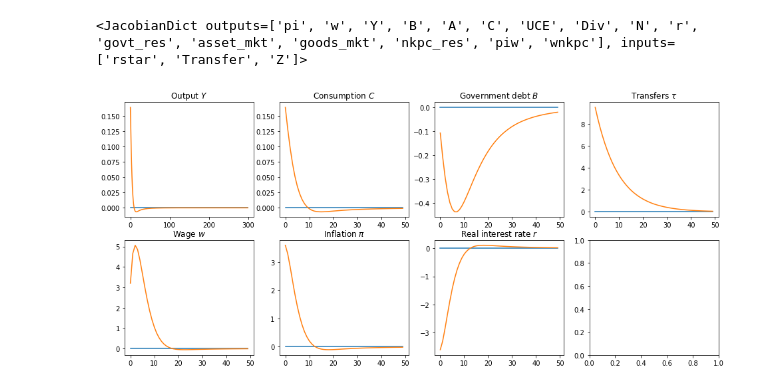
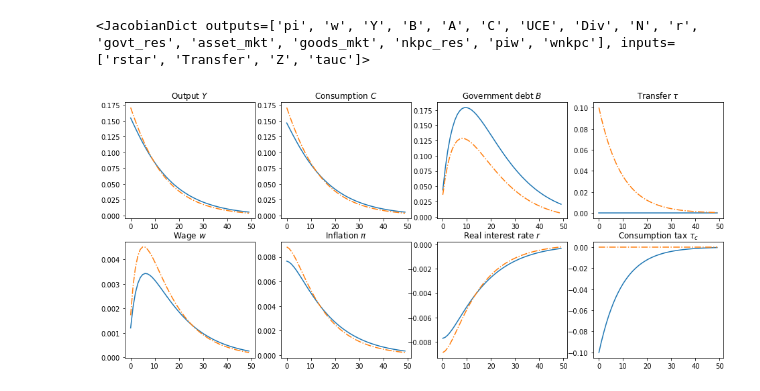
Before and after one commit to danmrc/sequence-jacobian, a Jupyter notebook: notebooks/Exogenous Transfer + Wage Rigidity.ipynb, the cells around one changed output. Cells and saved outputs as stored; diff of their text form; code cells hidden in the pictures.

Commit message:
Updated tauc and taun

```diff
--- a/notebooks/Exogenous Transfer + Wage Rigidity.ipynb
+++ b/notebooks/Exogenous Transfer + Wage Rigidity.ipynb
@@ -52,8 +50,8 @@ Inputs: ['a_grid', 'z_grid', 'e_grid', 'r', 'T', 'beta', 'gamma', 'v', 'Pi']
 Macro outputs: ['A', 'C', 'UCE']
 Micro outputs: ['D', 'Dbeg', 'Pi', 'V_prime', 'a', 'c', 'uce']
 # %%
-def income(e_grid, w, N):
-    z_grid = w * N * e_grid
+def income(e_grid, w, N, taun):
+    z_grid = (1 - taun) * w * N * e_grid
     return z_grid
 
 def make_grid(rho_e, sd_e, nE, amin, amax, nA):
@@ -139,8 +131,8 @@ Inputs: ['beta', 'gamma', 'v', 'rho_e', 'sd_e', 'nE', 'amin', 'amax', 'nA', 'Tra
 # %%
-calibration = {'gamma': 1.0, 'v':1.0, 'rho_e': 0.966, 'sd_e': 0.5, 'nE': 7,
+calibration = {'gamma': 1.0, 'v': 2.0, 'rho_e': 0.966, 'sd_e': 0.5, 'nE': 7,
                'amin': 0, 'amax': 150, 'nA': 500, 'Y': 1.0, 'Z': 1.0, 'pi': 0.0,
-               'mu': 1.2, 'kappa': 0.1, 'rstar': 0.005, 'phi_pi': 0,'B':5.6,
-                'kw': 0.1, 'muw': 1.1, 'N': 1.0}
+               'mu': 1.2, 'kappa': 0.1, 'rstar': 0.005, 'phi_pi': 0,'B': 5.6,
+               'kw': 0.0025, 'muw': 1.1, 'N': 1.0, 'tauc': 0.00, 'taun': 0.1}
 
 unknowns_ss = {'beta': 0.986, 'Transfer': -0.03}
 targets_ss = {'asset_mkt': 0, 'govt_res': 0}
@@ -161,8 +153,9 @@ def wage(pi, w):
     return piw
 
 @simple
-def union(piw,w,N,UCE,kw,phi,v,muw,beta):
-    wnkpc = kw*(phi*N**(1+v) - w*N/muw*UCE) + beta*(1 + piw(+1)).apply(np.log) - (1 + piw).apply(np.log)
+def union(piw,w,N,UCE,kw,phi,v,muw,beta,tauc,taun):
+    wnkpc = (kw * (phi * N ** (1+v) - (1 - taun) * w * N * UCE / ((1 + tauc) * muw))
+             + beta * (1 + piw(+1)).apply(np.log) - (1 + piw).apply(np.log))
     return wnkpc
 
 @simple
@@ -172,7 +165,7 @@ def nkpc(pi, w, Z, Y, r, mu, kappa):
     return nkpc_res
 
 blocks = [hh_inp, firm, monetary, fiscal, mkt_clearing, nkpc,wage,union]
-hank = create_model(blocks, name="One-Asset HANK")
+hank = create_model(blocks, name = "One-Asset HANK")
 # %%
 ss = hank.steady_state(ss0)
 
@@ -180,7 +173,7 @@ for k in ss0.keys():
     assert np.all(np.isclose(ss[k], ss0[k]))
 # %%
 T = 300
-exogenous = ['rstar','Transfer', 'Z']
+exogenous = ['rstar','Transfer', 'Z', 'tauc']
 unknowns = ['pi', 'w', 'Y', 'B']
 targets = ['nkpc_res', 'asset_mkt', 'wnkpc', 'govt_res']
 
@@ -189,11 +182,12 @@ G = hank.solve_jacobian(ss, unknowns, targets, exogenous, T=T)
 
 print(G)
 # %% [output]
-<JacobianDict outputs=['pi', 'w', 'Y', 'B', 'A', 'C', 'UCE', 'Div', 'N', 'r', 'govt_res', 'asset_mkt', 'goods_mkt', 'nkpc_res', 'piw', 'wnkpc'], inputs=['rstar', 'Transfer', 'Z']>
+<JacobianDict outputs=['pi', 'w', 'Y', 'B', 'A', 'C', 'UCE', 'Div', 'N', 'r', 'govt_res', 'asset_mkt', 'goods_mkt', 'nkpc_res', 'piw', 'wnkpc'], inputs=['rstar', 'Transfer', 'Z', 'tauc']>
 # %%
 rhos = 0.9
 drstar = -0.0025 * 0 * rhos ** (np.arange(T)[:, np.newaxis])
-dtstar = 0.00095 * rhos ** (np.arange(T)[:, np.newaxis])
+dtstar = 0.001* rhos ** (np.arange(T)[:, np.newaxis])
+dtauc = - 0.001 * rhos ** (np.arange(T)[:, np.newaxis])
 
 dY = G['Y']['rstar'] @ drstar
 dC = G['C']['rstar'] @ drstar
@@ -205,50 +199,62 @@ dr = G['r']['rstar'] @ drstar
 #di = G['i']['rstar'] @ drstar
 
 dYt = G['Y']['Transfer'] @ dtstar
 dCt = G['C']['Transfer'] @ dtstar
 dNt = G['N']['Transfer'] @ dtstar
 dBt = G['A']['Transfer'] @ dtstar
 dwt = G['w']['Transfer'] @ dtstar
 dpit = G['pi']['Transfer'] @ dtstar
 drt = G['r']['Transfer'] @ dtstar
-#dit = G['i']['Transfer'] @ drstar
+#dit = G['i']['Transfer'] @ dtstar
+
+dYc = G['Y']['tauc'] @ dtauc
+dCc = G['C']['tauc'] @ dtauc
+dNc = G['N']['tauc'] @ dtauc
+dBc = G['A']['tauc'] @ dtauc
+dwc = G['w']['tauc'] @ dtauc
+dpic = G['pi']['tauc'] @ dtauc
+drc = G['r']['tauc'] @ dtauc
+#dic = G['i']['tauc'] @ dtauc
 
 plt.rcParams["figure.figsize"] = (16,7)
 fig, ax = plt.subplots(2, 4)
-l1, = ax[0, 0].plot(100 * dY[:500, :])
-l2, = ax[0, 0].plot(100 * dYt[:500, :])
+l1, = ax[0, 0].plot(100 * dYc[:50, :])
+l2, = ax[0, 0].plot(100 * dYt[:50, :],'-.')
 ax[0, 0].set_title(r'Output $Y$')
 
-ax[0, 1].plot(100 * dC[:50, :])
-ax[0, 1].plot(100 * dCt[:50, :])
+ax[0, 1].plot(100 * dCc[:50, :])
+ax[0, 1].plot(100 * dCt[:50, :],'-.')
 ax[0, 1].set_title(r'Consumption $C$')
 
-ax[0, 2].plot(100 * dB[:50, :])
-ax[0, 2].plot(100 * dBt[:50, :])
+ax[0, 2].plot(100 * dBc[:50, :])
+ax[0, 2].plot(100 * dBt[:50, :],'-.')
 ax[0, 2].set_title(r'Government debt $B$')
 
-ax[0, 3].plot(10000 * np.zeros(50))
-ax[0, 3].plot(10000 * dtstar[:50])
-ax[0, 3].set_title(r'Transfers $\tau$')
+ax[0, 3].plot(100 * np.zeros(50))
+ax[0, 3].plot(100 * dtstar[:50],'-.')
+ax[0, 3].set_title(r'Transfer $\tau$')
 
-ax[1, 0].plot(10000 * dw[:50, :])
-ax[1, 0].plot(10000 * dwt[:50, :])
+ax[1, 0].plot(100 * dwc[:50, :])
+ax[1, 0].plot(100 * dwt[:50, :],'-.')
 ax[1, 0].set_title(r'Wage $w$')
 
-ax[1, 1].plot(10000 * dpi[:50, :])
-ax[1, 1].plot(10000 * dpit[:50, :])
+ax[1, 1].plot(100 * dpic[:50, :])
+ax[1, 1].plot(100 * dpit[:50, :],'-.')
 ax[1, 1].set_title(r'Inflation $\pi$')
 
-ax[1, 2].plot(10000 * dr[:50, :])
-ax[1, 2].plot(10000 * drt[:50, :])
+ax[1, 2].plot(100 * drc[:50, :])
+ax[1, 2].plot(100 * drt[:50, :],'-.')
 ax[1, 2].set_title(r'Real interest rate $r$')
 
-#ax[1, 3].plot(10000 * di[:50])
-#ax[1, 3].plot(10000 * np.zeros(50))
-#ax[1, 3].plot(10000 * dit[:50, :])
+#ax[1, 3].plot(10000 * drstar[:50])
+#ax[1, 3].plot(10000 * np.zeros(50),'-.')
 #ax[1, 3].set_title(r'Nominal interest rate $i$')
+
+ax[1, 3].plot(100 * dtauc[:50])
+ax[1, 3].plot(100 * np.zeros(50),'-.')
+ax[1, 3].set_title(r'Consumption tax $\tau_c$')
 
 #ax.legend((l1, l2), ('MonPol', 'Check'), loc='upper right', shadow=True)
 plt.show()
 # %% [output]
-[figure, old version]
+[figure, new version]
```
Also changed, not shown: parts of 5 cells of this notebook, 1 other file.
